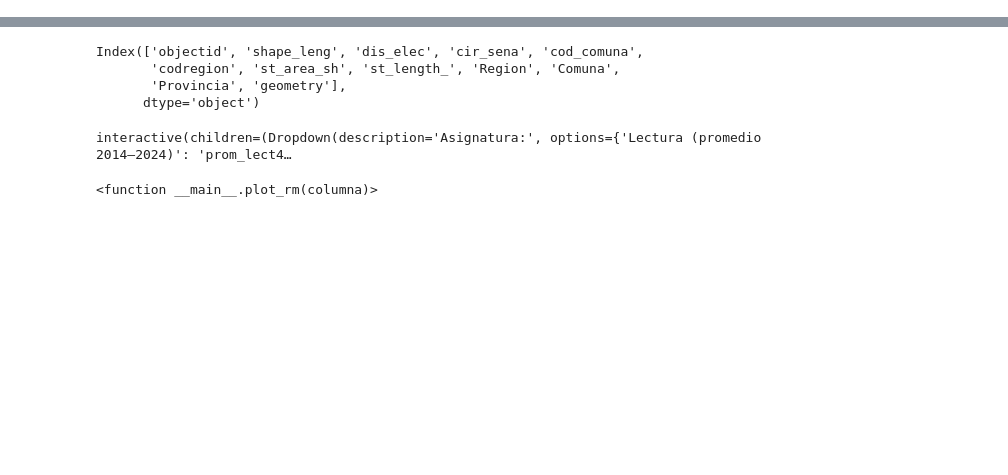
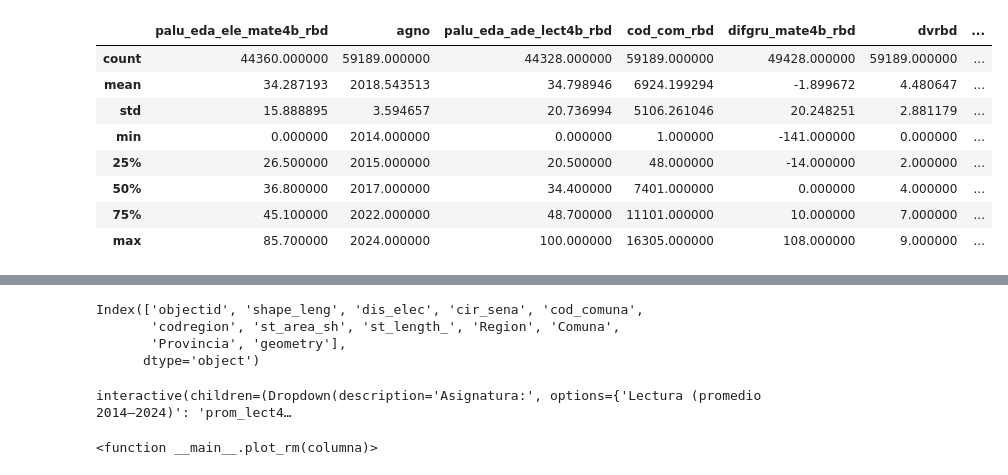
Before and after one commit to SebaxxDev/VIS, a Jupyter notebook: vis2.ipynb, the cells around one changed output, grey strips where cells are left out. Cells and saved outputs as stored; diff of their text form; code cells hidden in the pictures; blank space fills up the shorter version.

Commit message:
fix all years

```diff
--- a/vis2.ipynb
+++ b/vis2.ipynb
@@ -18,0 +30,36 @@ df.head()
+# %%
+#count columns from data from 2014 to 2024 and check if they are the same
+columns_2014 = set(df_simce_2014.columns)
+columns_2015 = set(df_simce_2015.columns)
+columns_2016 = set(df_simce_2016.columns)
+columns_2017 = set(df_simce_2017.columns)
+columns_2018 = set(df_simce_2018.columns)
+columns_2022 = set(df_simce_2022.columns)
+columns_2023 = set(df_simce_2023.columns)
+columns_2024 = set(df_simce_2024.columns)
+common_columns = columns_2014 & columns_2015 & columns_2016 & columns_2017 & columns_2018 & columns_2022 & columns_2023 & columns_2024
+print(f'Common columns across all years: {common_columns}')
+print(f'Number of common columns: {len(common_columns)}')
+#merge all dataframes into a single dataframe if columns are the same
+if len(common_columns) == len(columns_2014):
+    df_simce_all_years = pd.concat([df_simce_2014, df_simce_2015, df_simce_2016, df_simce_2017, df_simce_2018, df_simce_2019, df_simce_2022, df_simce_2023, df_simce_2024], ignore_index=True)
+    print('Dataframes merged successfully.')
+else:
+    print('Columns do not match across all years. Cannot directly merge dataframes.')
+    #show columns that are different
+    different_columns = {
+        '2014': columns_2014 - common_columns,
+        '2015': columns_2015 - common_columns,
+        '2016': columns_2016 - common_columns,
+        '2017': columns_2017 - common_columns,
+        '2018': columns_2018 - common_columns,
+        '2022': columns_2022 - common_columns,
+        '2023': columns_2023 - common_columns,
+        '2024': columns_2024 - common_columns
+    }
+    for year, cols in different_columns.items():
+        print(f'Columns in {year} not in common: {cols}')
+        common_columns_list = list(common_columns)
+        #merge the columns that are the same
+    df_simce_all_years = pd.concat([df_simce_2014[common_columns_list], df_simce_2015[common_columns_list], df_simce_2016[common_columns_list], df_simce_2017[common_columns_list], df_simce_2018[common_columns_list], df_simce_2022[common_columns_list], df_simce_2023[common_columns_list], df_simce_2024[common_columns_list]], ignore_index=True)
+    print('Dataframes merged successfully.')
@@ -19,3 +79,16 @@ df.head()
+# %%
+df = df_simce_all_years
+df.describe()
+# %% [output]
+|  | palu_eda_ele_mate4b_rbd | agno | palu_eda_ade_lect4b_rbd | cod_com_rbd | difgru_mate4b_rbd | dvrbd | ... |
+| count | 44360.000000 | 59189.000000 | 44328.000000 | 59189.000000 | 49428.000000 | 59189.000000 | ... |
+| mean | 34.287193 | 2018.543513 | 34.798946 | 6924.199294 | -1.899672 | 4.480647 | ... |
+| std | 15.888895 | 3.594657 | 20.736994 | 5106.261046 | 20.248251 | 2.881179 | ... |
+| min | 0.000000 | 2014.000000 | 0.000000 | 1.000000 | -141.000000 | 0.000000 | ... |
+| 25% | 26.500000 | 2015.000000 | 20.500000 | 48.000000 | -14.000000 | 2.000000 | ... |
+| 50% | 36.800000 | 2017.000000 | 34.400000 | 7401.000000 | 0.000000 | 4.000000 | ... |
+| 75% | 45.100000 | 2022.000000 | 48.700000 | 11101.000000 | 10.000000 | 7.000000 | ... |
+| max | 85.700000 | 2024.000000 | 100.000000 | 16305.000000 | 108.000000 | 9.000000 | ... |
 # %%
 cols = [
     "agno",
```
Also changed, not shown: parts of 3 cells of this notebook, 1 other file.
